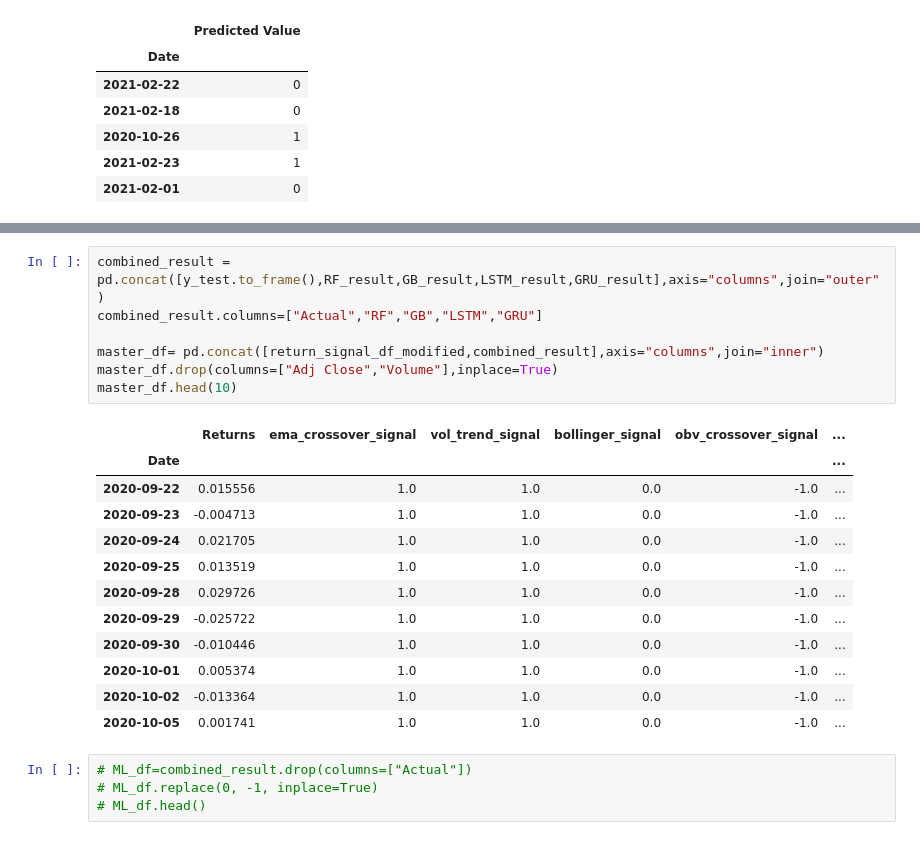
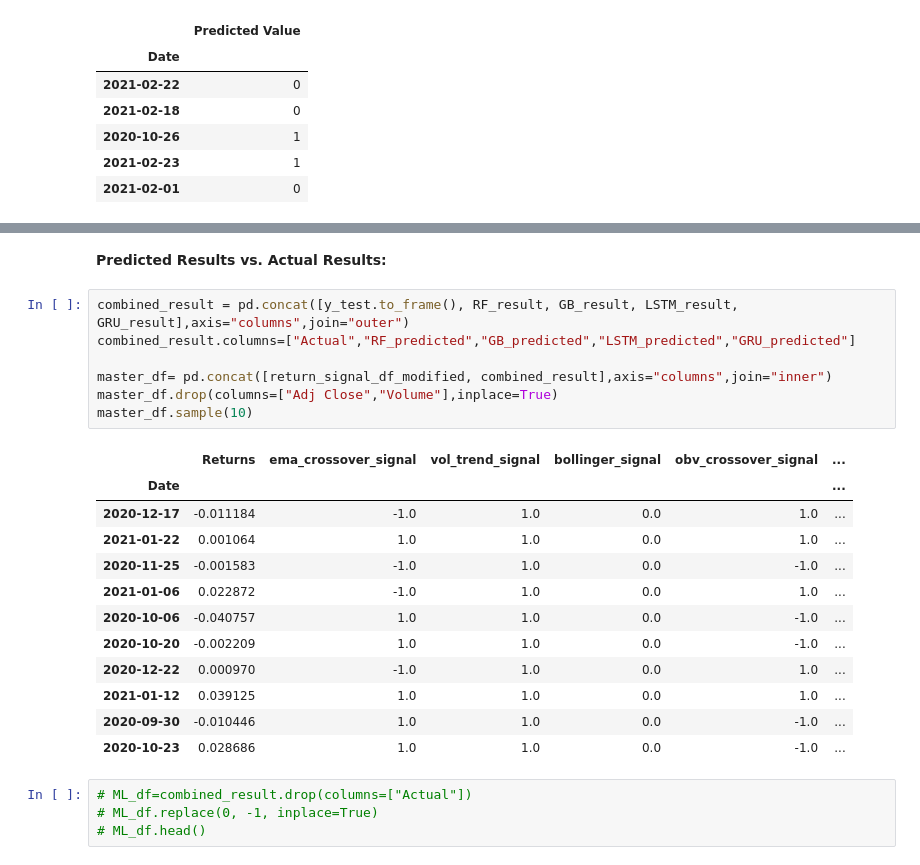
Before and after one commit to winstonpgao/Technical-Trading-Strategies-Using-Machine-Learning-and-Deep-Learning-Models, a Jupyter notebook: Project_Two_PART_2_ML_Training with sentiment.ipynb, the cells around one changed output, grey strips where cells are left out. Saved outputs shown, nothing was run; the diff lists cells and outputs as text.

```diff
--- a/Project_Two_PART_2_ML_Training with sentiment.ipynb
+++ b/Project_Two_PART_2_ML_Training with sentiment.ipynb
@@ -523,23 +535,25 @@ weighted avg       0.47      0.49      0.41       109
+# %% [markdown]
+**Predicted Results vs. Actual Results:**
 # %%
-combined_result = pd.concat([y_test.to_frame(),RF_result,GB_result,LSTM_result,GRU_result],axis="columns",join="outer")
-combined_result.columns=["Actual","RF","GB","LSTM","GRU"]
+combined_result = pd.concat([y_test.to_frame(), RF_result, GB_result, LSTM_result, GRU_result],axis="columns",join="outer")
+combined_result.columns=["Actual","RF_predicted","GB_predicted","LSTM_predicted","GRU_predicted"]
 
-master_df= pd.concat([return_signal_df_modified,combined_result],axis="columns",join="inner")
+master_df= pd.concat([return_signal_df_modified, combined_result],axis="columns",join="inner")
 master_df.drop(columns=["Adj Close","Volume"],inplace=True)
-master_df.head(10)
+master_df.sample(10)
 # %% [output]
 |  | Returns | ema_crossover_signal | vol_trend_signal | bollinger_signal | obv_crossover_signal | ... |
 | Date |  |  |  |  |  | ... |
-| 2020-09-22 | 0.015556 | 1.0 | 1.0 | 0.0 | -1.0 | ... |
-| 2020-09-23 | -0.004713 | 1.0 | 1.0 | 0.0 | -1.0 | ... |
-| 2020-09-24 | 0.021705 | 1.0 | 1.0 | 0.0 | -1.0 | ... |
-| 2020-09-25 | 0.013519 | 1.0 | 1.0 | 0.0 | -1.0 | ... |
-| 2020-09-28 | 0.029726 | 1.0 | 1.0 | 0.0 | -1.0 | ... |
-| 2020-09-29 | -0.025722 | 1.0 | 1.0 | 0.0 | -1.0 | ... |
+| 2020-12-17 | -0.011184 | -1.0 | 1.0 | 0.0 | 1.0 | ... |
+| 2021-01-22 | 0.001064 | 1.0 | 1.0 | 0.0 | 1.0 | ... |
+| 2020-11-25 | -0.001583 | -1.0 | 1.0 | 0.0 | -1.0 | ... |
+| 2021-01-06 | 0.022872 | -1.0 | 1.0 | 0.0 | 1.0 | ... |
+| 2020-10-06 | -0.040757 | 1.0 | 1.0 | 0.0 | -1.0 | ... |
+| 2020-10-20 | -0.002209 | 1.0 | 1.0 | 0.0 | -1.0 | ... |
+| 2020-12-22 | 0.000970 | -1.0 | 1.0 | 0.0 | 1.0 | ... |
+| 2021-01-12 | 0.039125 | 1.0 | 1.0 | 0.0 | 1.0 | ... |
 | 2020-09-30 | -0.010446 | 1.0 | 1.0 | 0.0 | -1.0 | ... |
-| 2020-10-01 | 0.005374 | 1.0 | 1.0 | 0.0 | -1.0 | ... |
-| 2020-10-02 | -0.013364 | 1.0 | 1.0 | 0.0 | -1.0 | ... |
-| 2020-10-05 | 0.001741 | 1.0 | 1.0 | 0.0 | -1.0 | ... |
+| 2020-10-23 | 0.028686 | 1.0 | 1.0 | 0.0 | -1.0 | ... |
 # %%
 # ML_df=combined_result.drop(columns=["Actual"])
 # ML_df.replace(0, -1, inplace=True)
```
Also changed, not shown: parts of 5 cells of this notebook.
